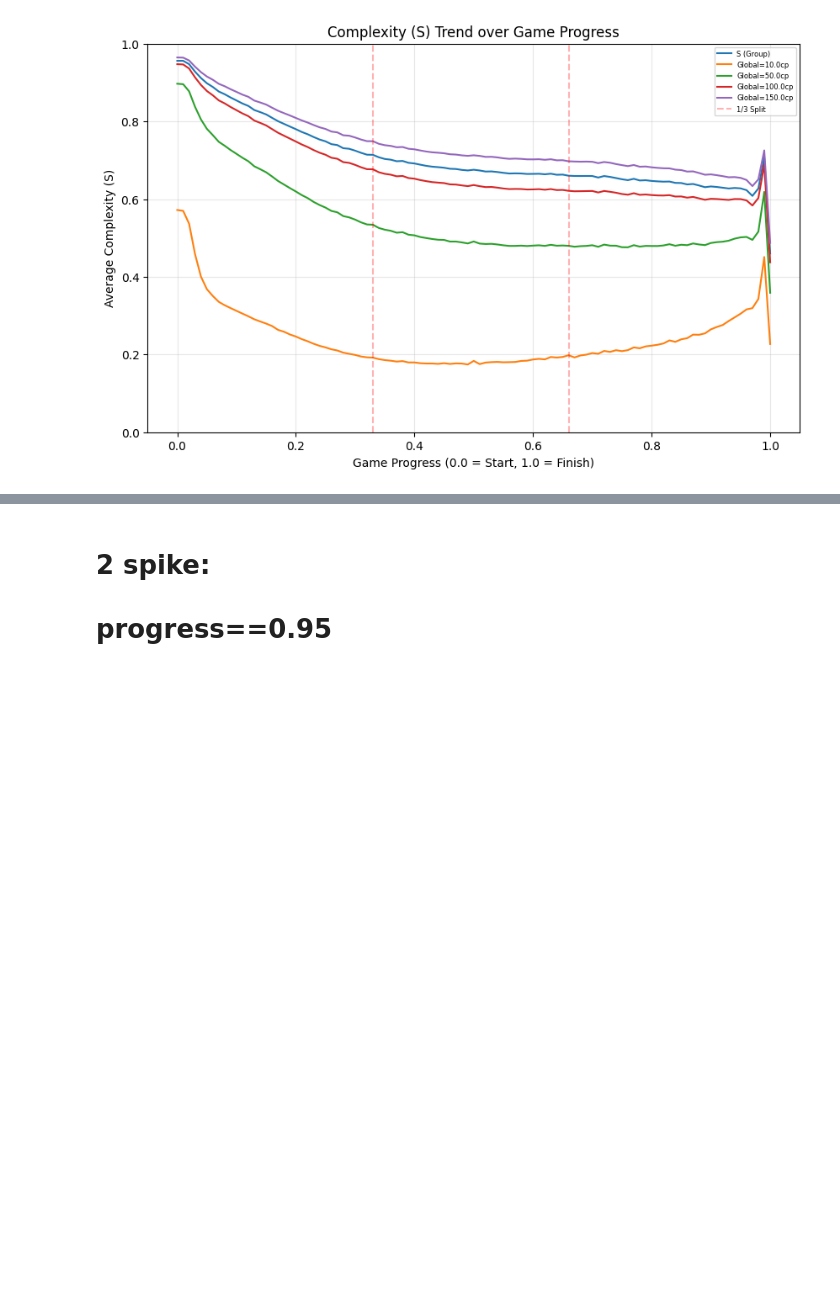
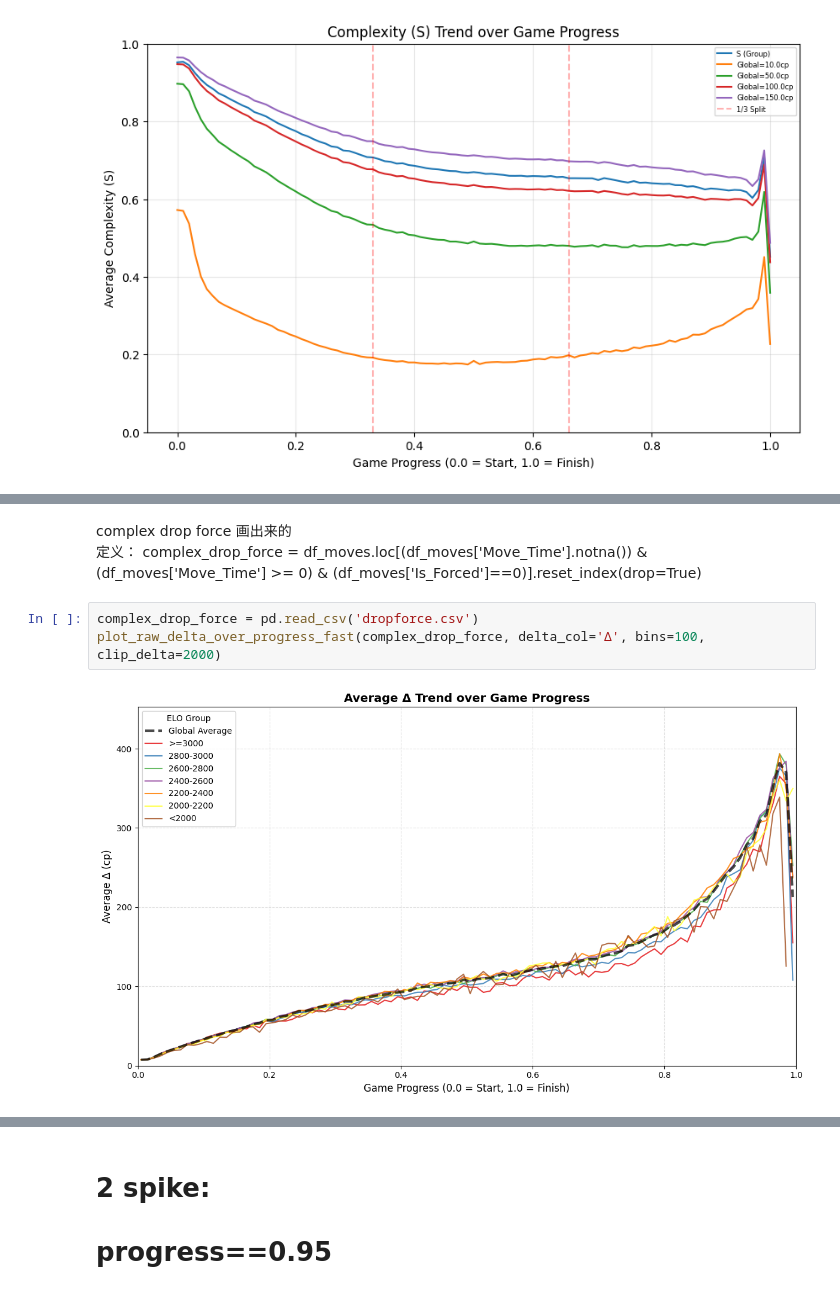
Before and after one commit to zZimablueee/Chess, a Jupyter notebook: complexity/delta_0/S_endgame.ipynb, the cells around one changed output, grey strips where cells are left out. Saved outputs shown, nothing was run; the diff lists cells and outputs as text; blank space fills up the shorter version.

```diff
--- a/complexity/delta_0/S_endgame.ipynb
+++ b/complexity/delta_0/S_endgame.ipynb
@@ -68,0 +117,8 @@ plt.show()
+# %% [markdown]
+complex drop force 画出来的
+定义： complex_drop_force = df_moves.loc[(df_moves['Move_Time'].notna()) & (df_moves['Move_Time'] >= 0) & (df_moves['Is_Forced']==0)].reset_index(drop=True)
+# %%
+complex_drop_force = pd.read_csv('dropforce.csv')
+plot_raw_delta_over_progress_fast(complex_drop_force, delta_col='Δ', bins=100, clip_delta=2000)
+# %% [output]
+[figure, added]
```
Also changed, not shown: parts of 4 cells of this notebook, 2 other files.
